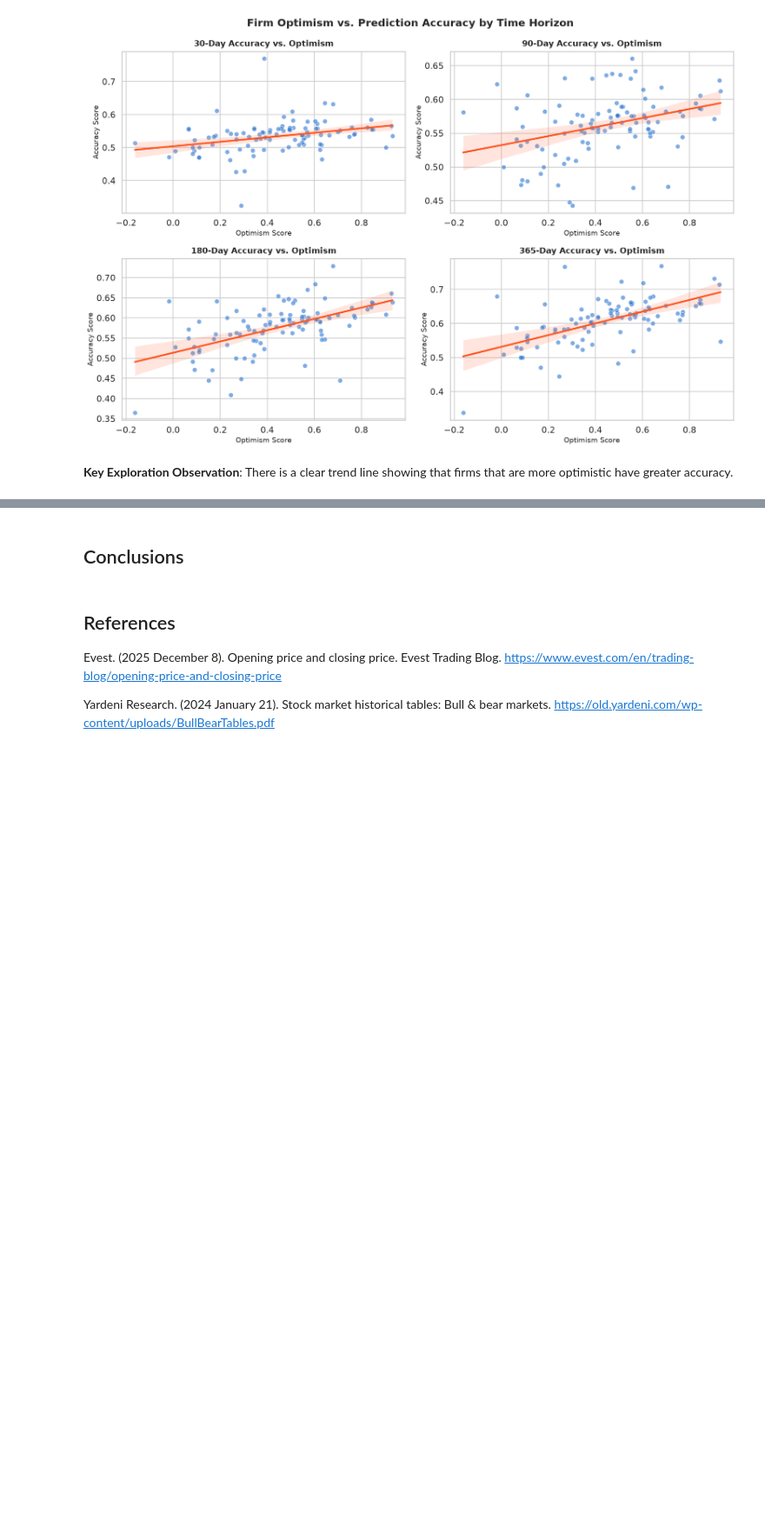
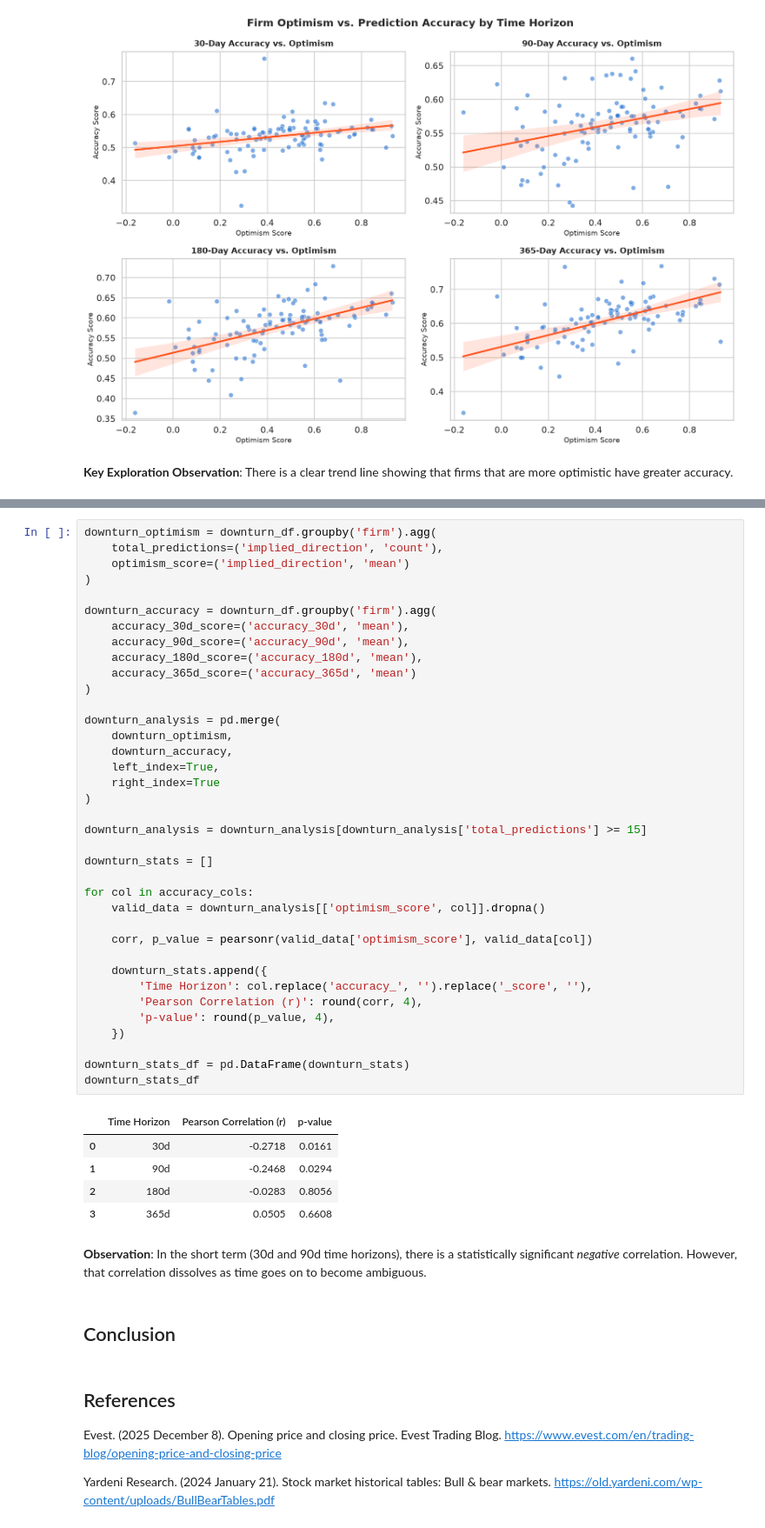
Before and after one commit to dkeate/WGU-BSDA-Capstone, a Jupyter notebook: eda/sp_500_eda.ipynb, the cells around one changed output, grey strips where cells are left out. Shown at 87% size. Cells and saved outputs as stored; diff of their text form; blank space fills up the shorter version.

```diff
--- a/eda/sp_500_eda.ipynb
+++ b/eda/sp_500_eda.ipynb
@@ -513,5 +566,50 @@ plt.show()
+# %%
+downturn_optimism = downturn_df.groupby('firm').agg(
+    total_predictions=('implied_direction', 'count'),
+    optimism_score=('implied_direction', 'mean')
+)
+
+downturn_accuracy = downturn_df.groupby('firm').agg(
+    accuracy_30d_score=('accuracy_30d', 'mean'),
+    accuracy_90d_score=('accuracy_90d', 'mean'),
+    accuracy_180d_score=('accuracy_180d', 'mean'),
+    accuracy_365d_score=('accuracy_365d', 'mean')
+)
+
+downturn_analysis = pd.merge(
+    downturn_optimism,
+    downturn_accuracy,
+    left_index=True,
+    right_index=True
+)
+
+downturn_analysis = downturn_analysis[downturn_analysis['total_predictions'] >= 15]
+
+downturn_stats = []
+
+for col in accuracy_cols:
+    valid_data = downturn_analysis[['optimism_score', col]].dropna()
+
+    corr, p_value = pearsonr(valid_data['optimism_score'], valid_data[col])
+
+    downturn_stats.append({
+        'Time Horizon': col.replace('accuracy_', '').replace('_score', ''),
+        'Pearson Correlation (r)': round(corr, 4),
+        'p-value': round(p_value, 4),
+    })
+
+downturn_stats_df = pd.DataFrame(downturn_stats)
+downturn_stats_df
+# %% [output]
+|  | Time Horizon | Pearson Correlation (r) | p-value |
+| 0 | 30d | -0.2718 | 0.0161 |
+| 1 | 90d | -0.2468 | 0.0294 |
+| 2 | 180d | -0.0283 | 0.8056 |
+| 3 | 365d | 0.0505 | 0.6608 |
+# %% [markdown]
+**Observation**: In the short term (30d and 90d time horizons), there is a statistically significant *negative* correlation. However, that correlation dissolves as time goes on to become ambiguous.
 # %% [markdown]
-## Conclusions
+## Conclusion
 # %% [markdown]
 ## References
 
```
Also changed, not shown: parts of 14 cells of this notebook, 1 other file.
